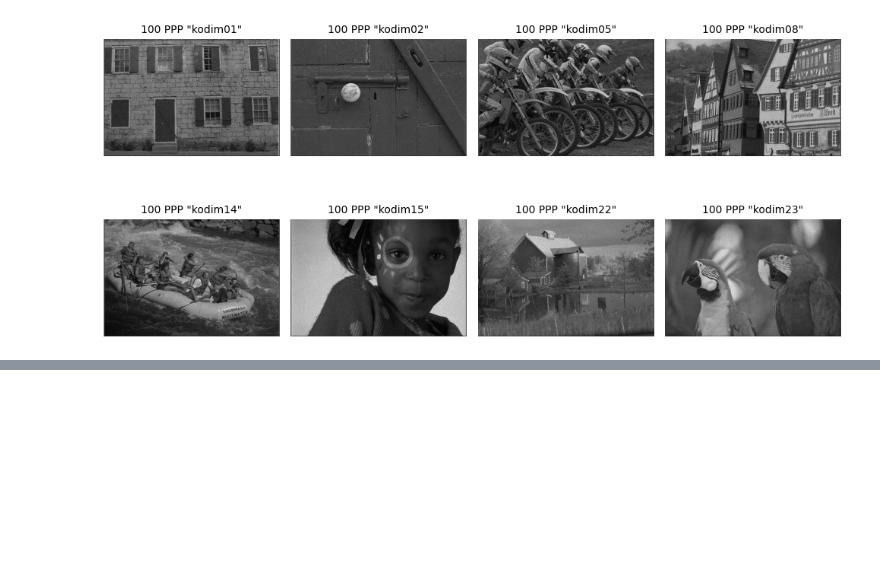
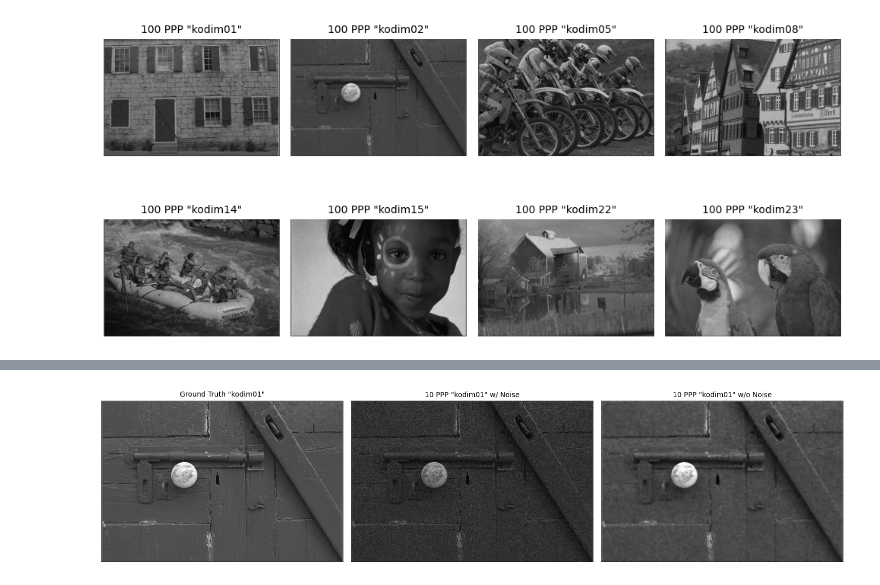
Before and after one commit to NAlexH2/compimgproj, a Jupyter notebook: Alex_Harris_Project_Checkin.ipynb, the cells around one changed output, grey strips where cells are left out. Cells and saved outputs as stored; diff of their text form; code cells hidden in the pictures; blank space fills up the shorter version.

```diff
--- a/Alex_Harris_Project_Checkin.ipynb
+++ b/Alex_Harris_Project_Checkin.ipynb
@@ -412,0 +447,27 @@ skimage.io.imsave('./1000ppp/kd23_1000ppp.png', pois_im23_1000)
+# %%
+psf = np.ones((2,2)) / 6.9
+decon_im02_10 = skimage.restoration.denoise_tv_chambolle(pois_im02_10, weight=0.07, channel_axis=0)
+dn_tv_bregman = skimage.restoration.denoise_tv_bregman(pois_im02_10, max_num_iter=52)
+denoise_im02_10, _ = skimage.restoration.unsupervised_wiener(dn_tv_bregman, psf)
+
+plt.figure(figsize=[15,15])
+
+plt.subplot(131)
+plt.axis('off')
+plt.title('Ground Truth "kodim01"', fontsize=10)
+plt.imshow(im02, cmap='gray')
+
+plt.subplot(132)
+plt.axis('off')
+plt.title('10 PPP "kodim01" w/ Noise', fontsize=10)
+plt.imshow(pois_im02_10, cmap='gray')
+
+plt.subplot(133)
+plt.axis('off')
+plt.title('10 PPP "kodim01" w/o Noise', fontsize=10)
+plt.imshow(denoise_im02_10, cmap='gray')
+plt.tight_layout()
+plt.tight_layout()
+plt.tight_layout()
+# %% [output]
+[figure, added]
```
Also changed, not shown: parts of 9 cells of this notebook, 4 other files.
